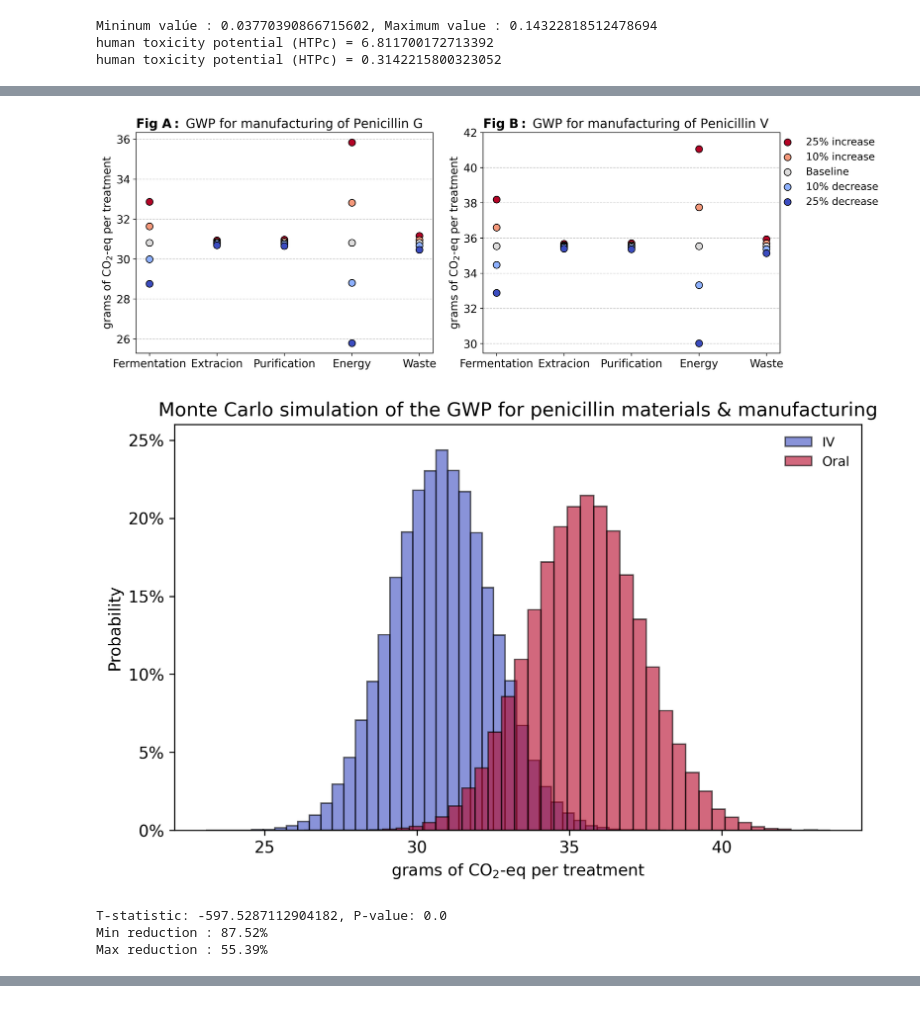
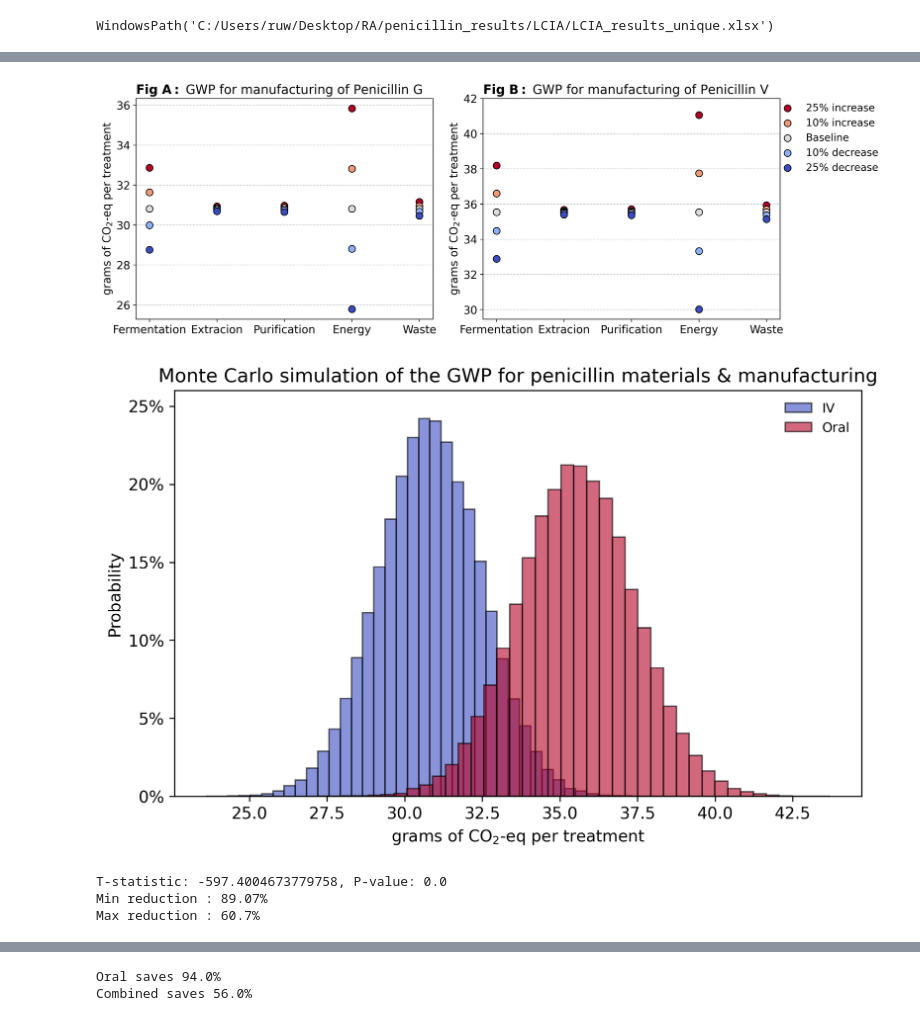
Before and after one commit to RuneWF/penicilin, a Jupyter notebook: Jupyter scripts/main.ipynb, the cells around one changed output, grey strips where cells are left out. Saved outputs shown, nothing was run; the diff lists cells and outputs as text; code cells hidden in the pictures.

```diff
--- a/Jupyter scripts/main.ipynb
+++ b/Jupyter scripts/main.ipynb
@@ -15,17 +13,20 @@ rl.reload_lib(m)
+# %%
+reload_lib(m)
+init = m.main()
+init.LCIA_results_unique_process
+# %% [output]
+WindowsPath('C:/Users/ruw/Desktop/RA/penicillin_results/LCIA/LCIA_results_unique.xlsx')
 # %%
-rl.reload_lib([m, rfig, st, stc, eol])
+reload_lib([m, rfig, stc, st])
 
 calc = False
 reload = False
 sensitivty = False
 
 
-data = rfig.create_results_figures(calc=calc, reload=reload) # Calculating the results and creating the figures
+rfig.create_results_figures(calc=calc, reload=reload) # Calculating the results and creating the figures
 st.perform_sens_uncert_analysis(mc_base=10, mc_power=5, reload=reload, calc=calc, sensitivty=sensitivty)
 if calc:
-    init = m.main(path, matching_database)
+    init = m.main()
     init.create_LCI_tables()
 # %% [output]
-Mininum valúe : 0.03770390866715602, Maximum value : 0.14322818512478694
-human toxicity potential (HTPc) = 6.811700172713392
-human toxicity potential (HTPc) = 0.3142215800323052
@@ -33,6 +34,6 @@ human toxicity potential (HTPc) = 0.3142215800323052
 [figure]
 [figure]
-[figure, old version]
+[figure, new version]
-T-statistic: -597.5287112904182, P-value: 0.0
-Min reduction : 87.52%
-Max reduction : 55.39%
+T-statistic: -597.4004673779758, P-value: 0.0
+Min reduction : 89.07%
+Max reduction : 60.7%
@@ -40,0 +42,2 @@ Max reduction : 55.39%
+Oral saves 94.0%
+Combined saves 56.0%
```
Also changed, not shown: parts of 4 cells of this notebook, 17 other files.
